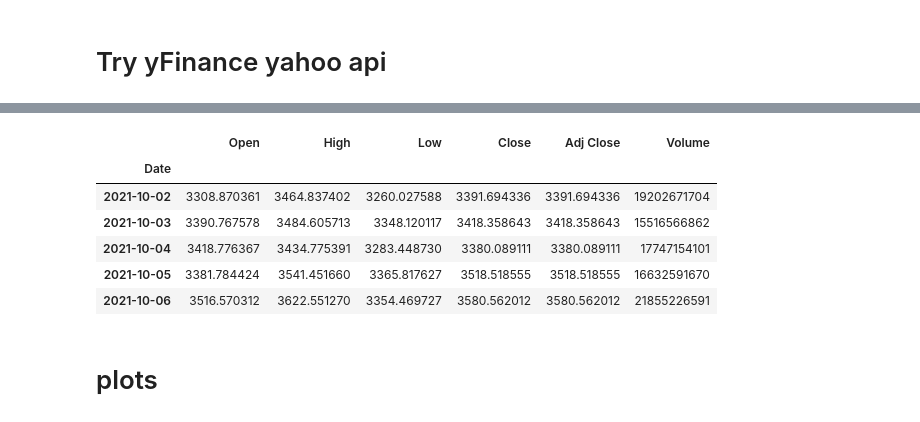
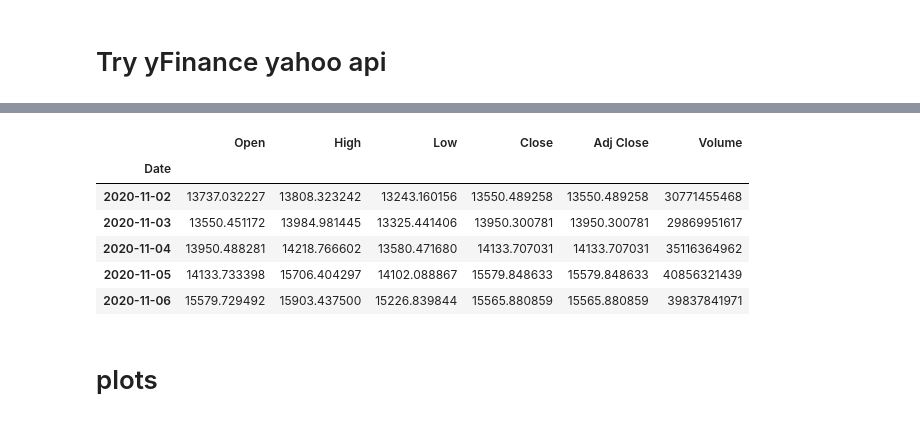
Before and after one commit to MattChinchilla/DATA_SCIENCE, a Jupyter notebook: TimeSeries/crypto_forecast_v1.ipynb, the cells around one changed output, grey strips where cells are left out. Cells and saved outputs as stored; diff of their text form; code cells hidden in the pictures.

Commit message:
update split of dictionaries

```diff
--- a/TimeSeries/crypto_forecast_v1.ipynb
+++ b/TimeSeries/crypto_forecast_v1.ipynb
@@ -41,7 +41,7 @@ df2 = fetchData(url)
 import yfinance as yf
 import pandas as pd
 
-tickerStrings = ['SOL1-USD']
+tickerStrings = ['SOL1-USD','BTC-USD']
 
 #start =
 period = '1y'
@@ -77,11 +106,11 @@ split = get_splited_df_dict(df,'ticker')
 # %%
 '''Below is an example of how to access each dictionary'''
-split['ETH-USD'].head()
+split['BTC-USD'].head()
 # %% [output]
 |  | Open | High | Low | Close | Adj Close | Volume |
 | Date |  |  |  |  |  |  |
-| 2021-10-02 | 3308.870361 | 3464.837402 | 3260.027588 | 3391.694336 | 3391.694336 | 19202671704 |
-| 2021-10-03 | 3390.767578 | 3484.605713 | 3348.120117 | 3418.358643 | 3418.358643 | 15516566862 |
-| 2021-10-04 | 3418.776367 | 3434.775391 | 3283.448730 | 3380.089111 | 3380.089111 | 17747154101 |
-| 2021-10-05 | 3381.784424 | 3541.451660 | 3365.817627 | 3518.518555 | 3518.518555 | 16632591670 |
-| 2021-10-06 | 3516.570312 | 3622.551270 | 3354.469727 | 3580.562012 | 3580.562012 | 21855226591 |
+| 2020-11-02 | 13737.032227 | 13808.323242 | 13243.160156 | 13550.489258 | 13550.489258 | 30771455468 |
+| 2020-11-03 | 13550.451172 | 13984.981445 | 13325.441406 | 13950.300781 | 13950.300781 | 29869951617 |
+| 2020-11-04 | 13950.488281 | 14218.766602 | 13580.471680 | 14133.707031 | 14133.707031 | 35116364962 |
+| 2020-11-05 | 14133.733398 | 15706.404297 | 14102.088867 | 15579.848633 | 15579.848633 | 40856321439 |
+| 2020-11-06 | 15579.729492 | 15903.437500 | 15226.839844 | 15565.880859 | 15565.880859 | 39837841971 |
```
Also changed, not shown: parts of 5 cells of this notebook.
